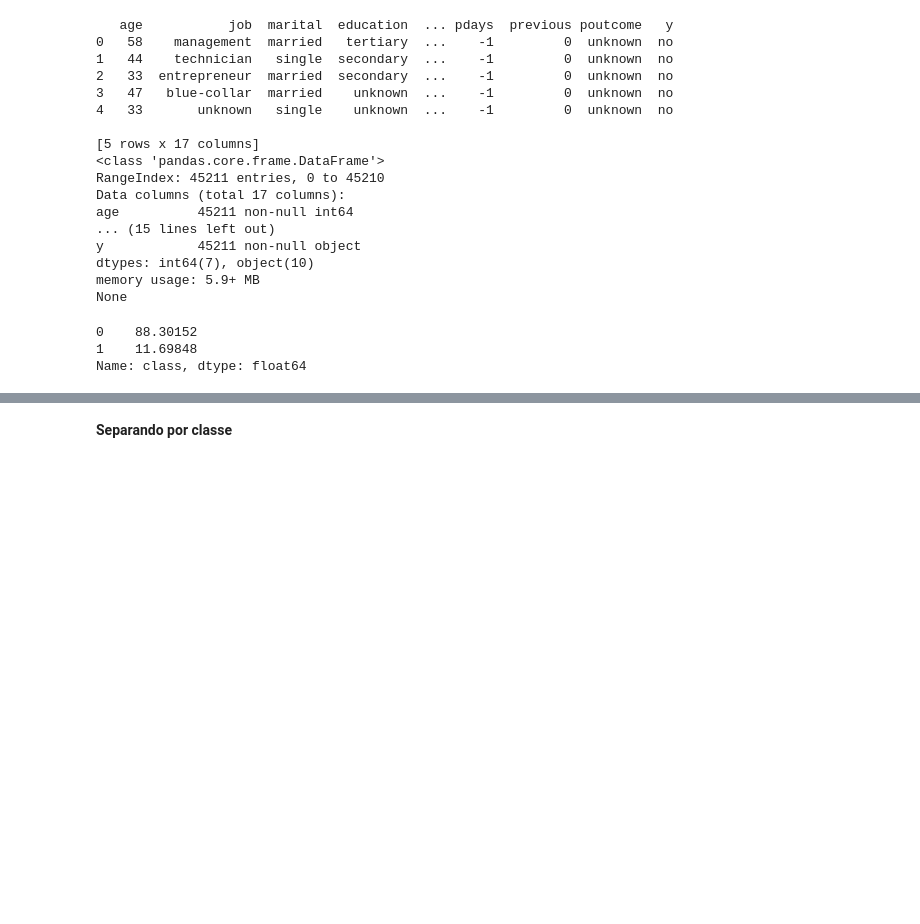
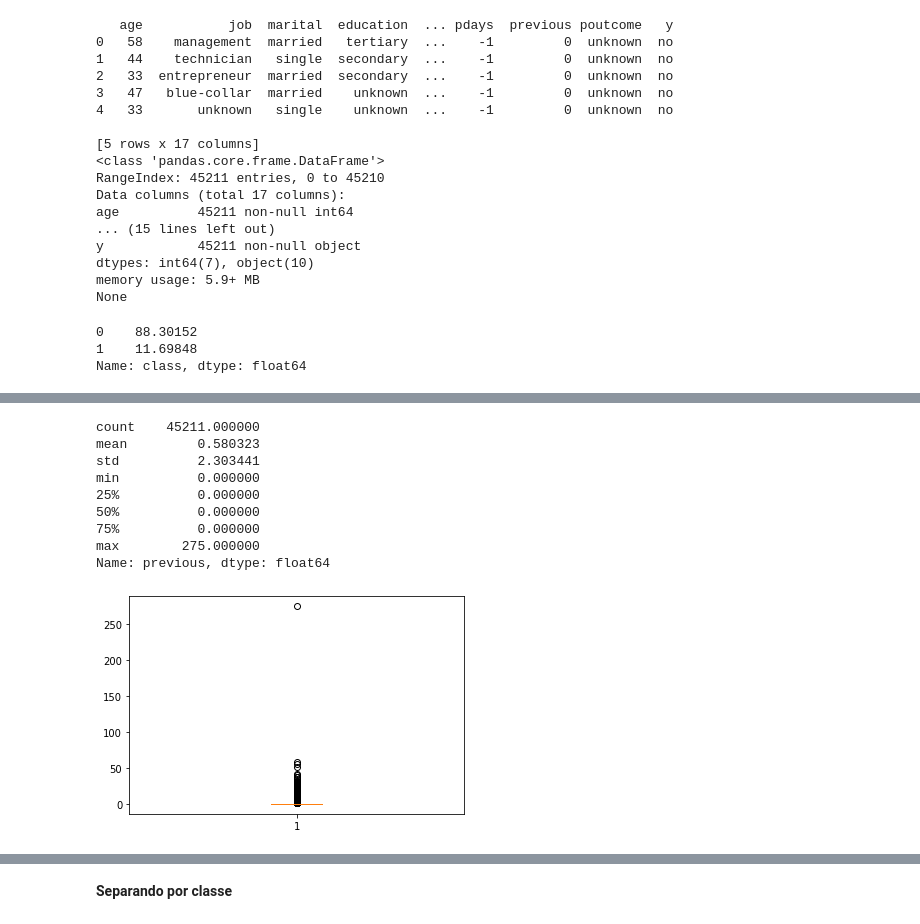
Before and after one commit to pridnt/cesar_engdados, a Jupyter notebook: notebooks/ed_trabalhofinal.ipynb, the cells around one changed output, grey strips where cells are left out. Saved outputs shown, nothing was run; the diff lists cells and outputs as text; code cells hidden in the pictures; blank space fills up the shorter version.

```diff
--- a/notebooks/ed_trabalhofinal.ipynb
+++ b/notebooks/ed_trabalhofinal.ipynb
@@ -168,0 +283,14 @@ df =  df.drop(columns=['marital', 'education', 'y'])
+# %%
+plt.boxplot([df.previous])
+df['previous'].describe()
+# %% [output]
+count    45211.000000
+mean         0.580323
+std          2.303441
+min          0.000000
+25%          0.000000
+50%          0.000000
+75%          0.000000
+max        275.000000
+Name: previous, dtype: float64
+[figure, added]
```
Also changed, not shown: parts of 71 cells of this notebook.
